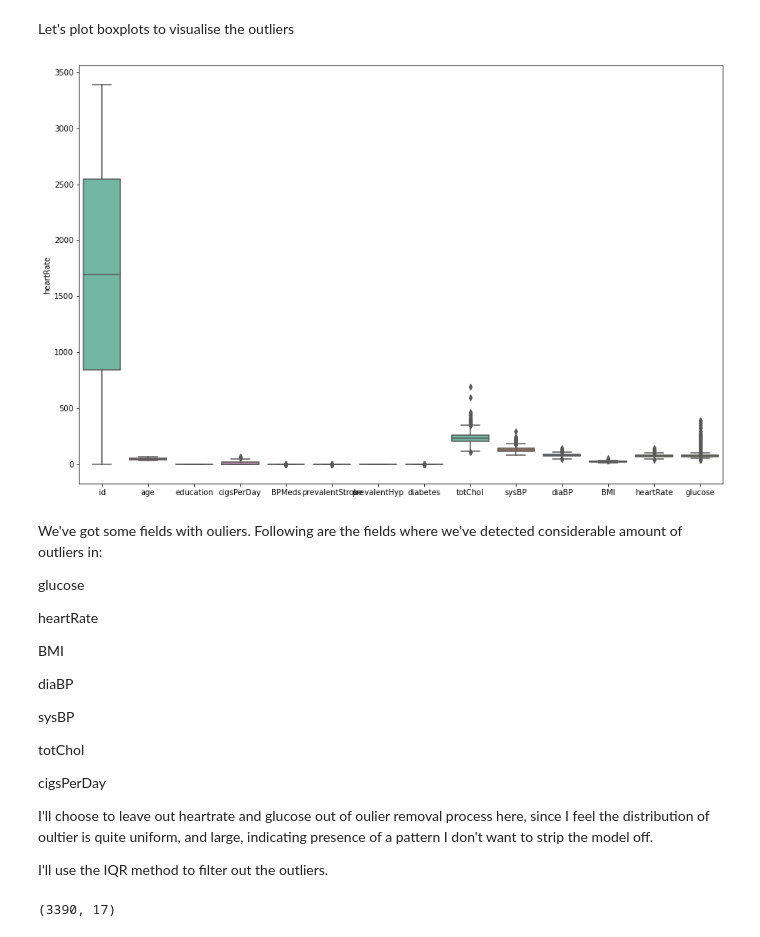
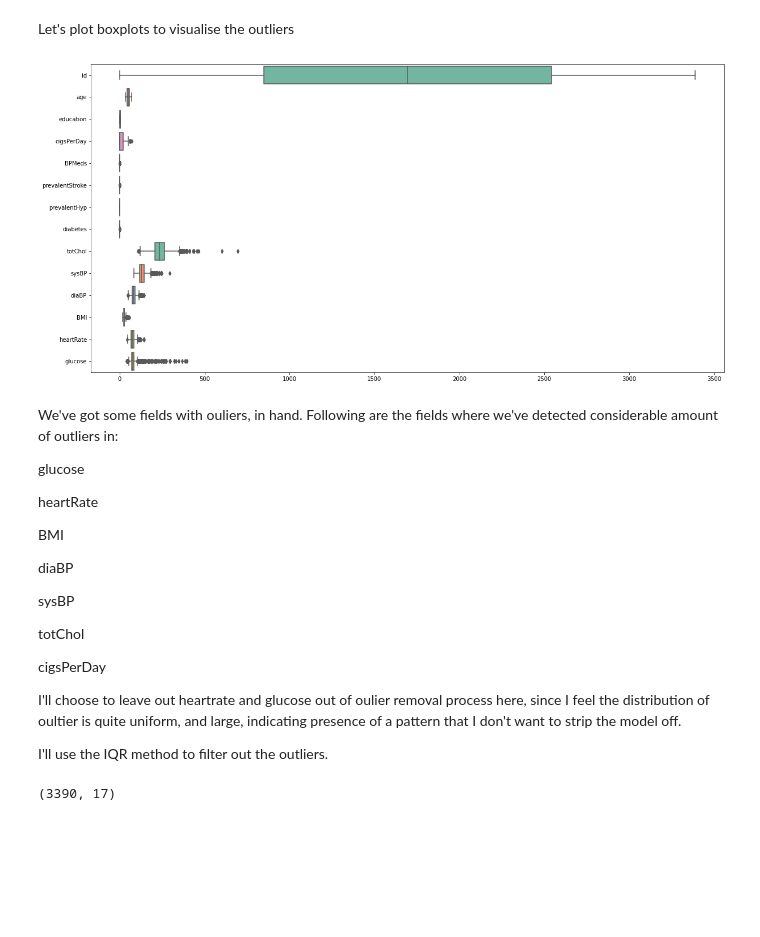
Before and after one commit to cpvivek/Coronary-Heart-Disease-Risk-Prediction, a Jupyter notebook: Capstone_Project_ML_Classification_Cardiovascular_Disease_Risk.ipynb, the cells around one changed output. Saved outputs shown, nothing was run; the diff lists cells and outputs as text; code cells hidden in the pictures; blank space fills up the shorter version.

```diff
--- a/Capstone_Project_ML_Classification_Cardiovascular_Disease_Risk.ipynb
+++ b/Capstone_Project_ML_Classification_Cardiovascular_Disease_Risk.ipynb
@@ -396,15 +398,14 @@ numerical_features
 # %% [markdown]
 Let's plot boxplots to visualise the outliers
 # %%
-plt.figure(figsize=(15,10))
-fig=sns.boxplot(data=df[numerical_features],orient='v',palette='Set2')
-fig.set_ylabel(col)
+plt.figure(figsize=(20,10))
+sns.boxplot(data=df[numerical_features],orient='h',palette='Set2')
 
 plt.show()
 # %% [output]
-[figure, old version]
+[figure, new version]
 # %% [markdown]
-We've got some fields with ouliers. Following are the fields where we've detected considerable amount of outliers in:
+We've got some fields with ouliers, in hand. Following are the fields where we've detected considerable amount of outliers in:
 
 glucose
 
@@ -420,7 +421,7 @@ totChol
 
 cigsPerDay
 
-I'll choose to leave out heartrate and glucose out of oulier removal process here, since I feel the distribution of oultier is quite uniform, and large, indicating presence of a pattern I don't want to strip the model off.
+I'll choose to leave out heartrate and glucose out of oulier removal process here, since I feel the distribution of oultier is quite uniform, and large, indicating presence of a pattern that I don't want to strip the model off.
 
 I'll use the IQR method to filter out the outliers.
 # %%
```
Also changed, not shown: parts of 41 cells of this notebook.
